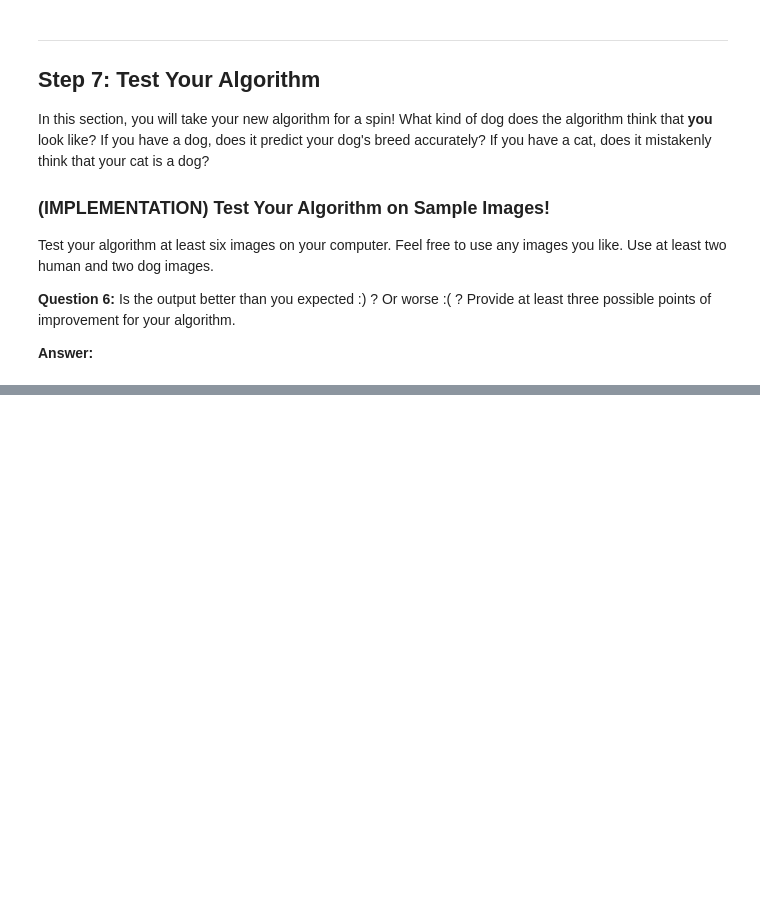
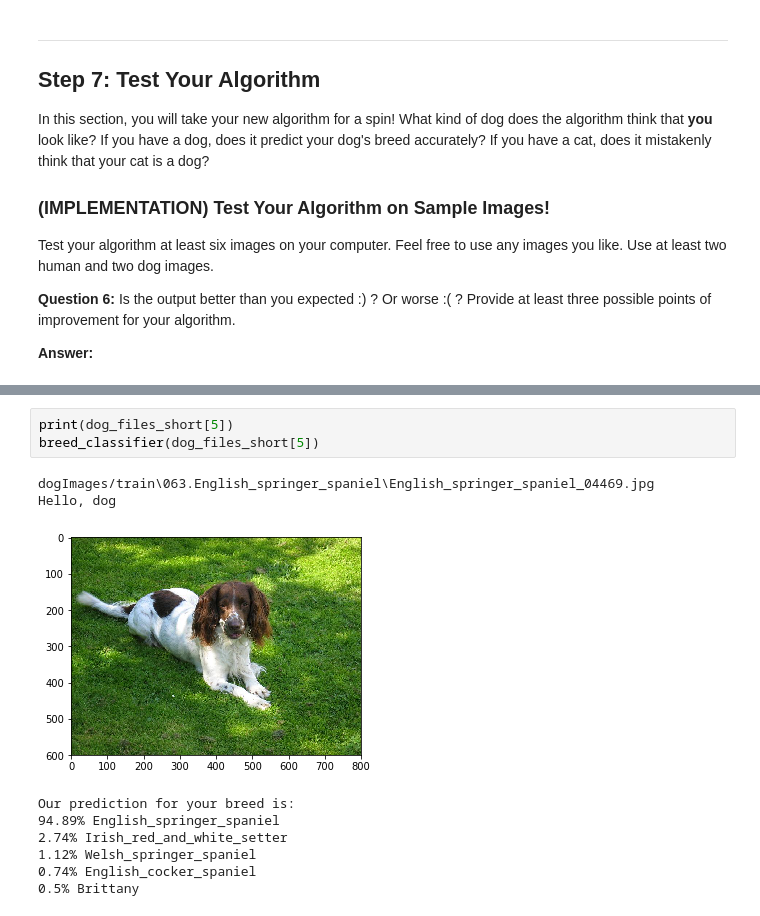
Before and after one commit to cidelab/dog-breed-classifier, a Jupyter notebook: dog_app.ipynb, the cells around one changed output, grey strips where cells are left out. Saved outputs shown, nothing was run; the diff lists cells and outputs as text; blank space fills up the shorter version.

```diff
--- a/dog_app.ipynb
+++ b/dog_app.ipynb
@@ -1069,0 +1122,13 @@ Icelandic_sheepdog
+# %%
+print(dog_files_short[5])
+breed_classifier(dog_files_short[5])
+# %% [output]
+dogImages/train\063.English_springer_spaniel\English_springer_spaniel_04469.jpg
+Hello, dog
+[figure, added]
+Our prediction for your breed is:
+94.89% English_springer_spaniel
+2.74% Irish_red_and_white_setter
+1.12% Welsh_springer_spaniel
+0.74% English_cocker_spaniel
+0.5% Brittany
```
Also changed, not shown: parts of 44 cells of this notebook, 30 other files.
